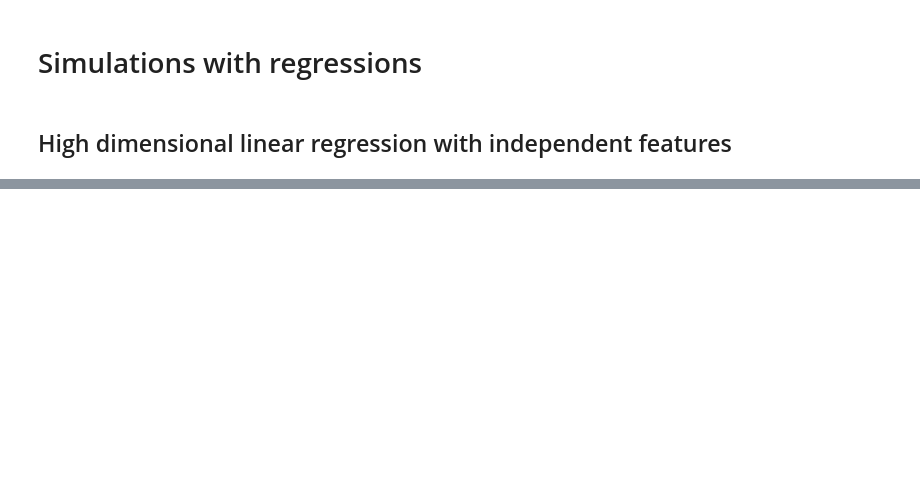
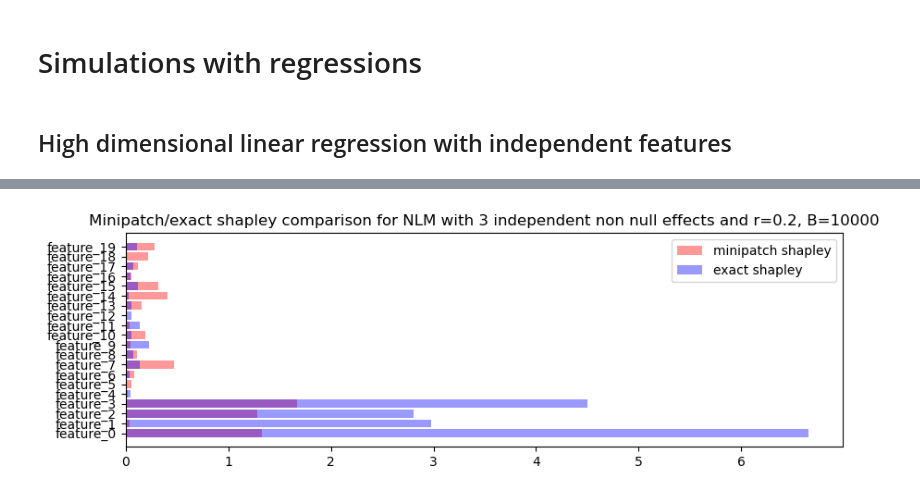
Before and after one commit to erialc-cal/ShapleyMP, a Jupyter notebook: Exp_SimulatedRegressions.ipynb, the cells around one changed output, grey strips where cells are left out. Drawn from its saved outputs; the diff is of its cells as text; code cells hidden in the pictures; blank space fills up the shorter version.

```diff
--- a/Exp_SimulatedRegressions.ipynb
+++ b/Exp_SimulatedRegressions.ipynb
@@ -66,0 +71,9 @@ plt.barh([i for i in range(M)], np.mean(np.abs(shap_values_lr.values),axis=0))
+# %%
+fig, ax = plt.subplots(figsize=(10,3))
+ax.barh(['feature_{}'.format(i) for i in range(M)], np.mean(np.abs(shap_v),axis=0), alpha=0.4, color='red')
+ax.barh(['feature_{}'.format(i) for i in range(M)], np.mean(np.abs(shap_values_lr.values),axis=0), alpha = 0.4, color='blue')
+ax.legend(['minipatch shapley', 'exact shapley'])
+ax.set_title('Minipatch/exact shapley comparison for NLM with 3 independent non null effects and r={}, B={}'.format(x_ratio, B))
+plt.savefig('./figures/NLM_shap_reg_1.svg')
+# %% [output]
+[figure, added]
```
Also changed, not shown: parts of 14 cells of this notebook, 4 other files.
